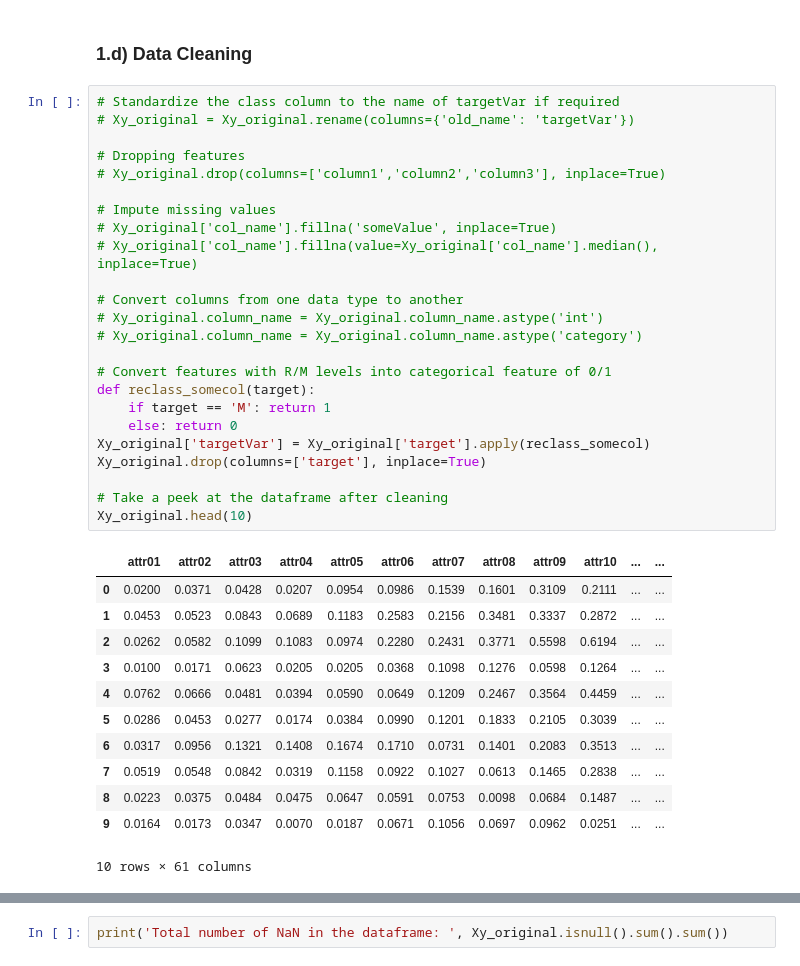
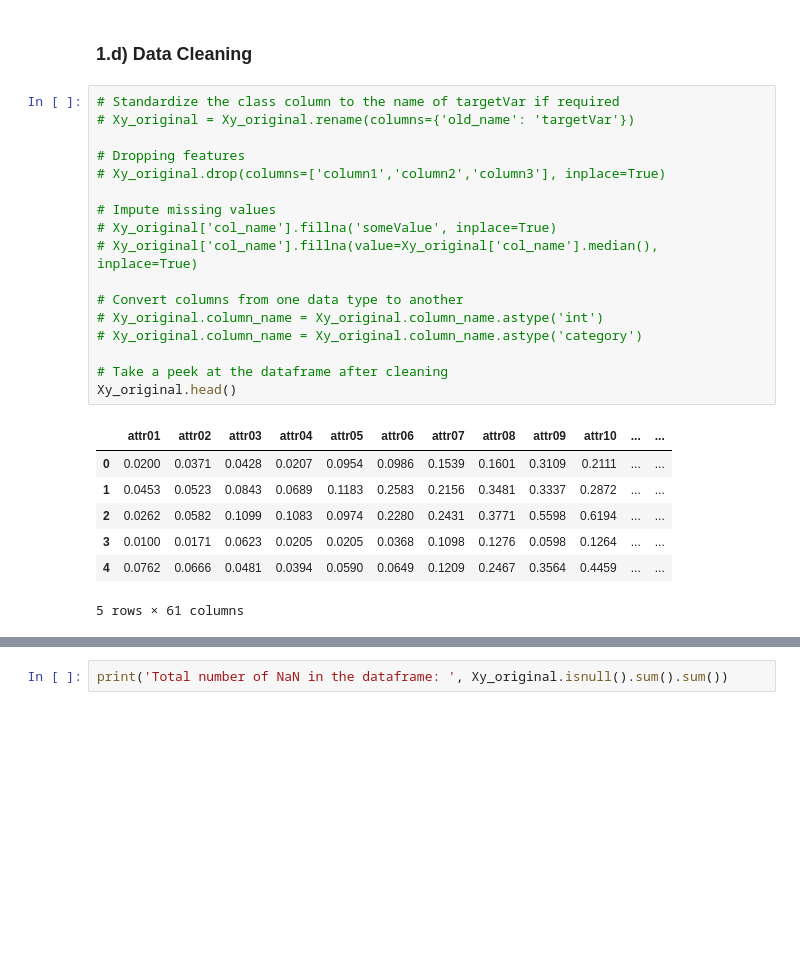
Before and after one commit to daines-analytics/tabular-data-projects, a Jupyter notebook: _py-project-templates/py_xgboost_binaryclass_tabular_data_example.ipynb, the cells around one changed output, grey strips where cells are left out. Drawn from its saved outputs; the diff is of its cells as text; blank space fills up the shorter version.

```diff
--- a/_py-project-templates/py_xgboost_binaryclass_tabular_data_example.ipynb
+++ b/_py-project-templates/py_xgboost_binaryclass_tabular_data_example.ipynb
@@ -238,40 +229,28 @@ Total number of NaN in the dataframe:  0
 # %%
 # Standardize the class column to the name of targetVar if required
 # Xy_original = Xy_original.rename(columns={'old_name': 'targetVar'})
 
 # Dropping features
 # Xy_original.drop(columns=['column1','column2','column3'], inplace=True)
 
 # Impute missing values
 # Xy_original['col_name'].fillna('someValue', inplace=True)
 # Xy_original['col_name'].fillna(value=Xy_original['col_name'].median(), inplace=True)
 
 # Convert columns from one data type to another
 # Xy_original.column_name = Xy_original.column_name.astype('int')
 # Xy_original.column_name = Xy_original.column_name.astype('category')
 
-# Convert features with R/M levels into categorical feature of 0/1
-def reclass_somecol(target):
-    if target == 'M': return 1
-    else: return 0
-Xy_original['targetVar'] = Xy_original['target'].apply(reclass_somecol)
-Xy_original.drop(columns=['target'], inplace=True)
-
 # Take a peek at the dataframe after cleaning
-Xy_original.head(10)
+Xy_original.head()
 # %% [output]
 |  | attr01 | attr02 | attr03 | attr04 | attr05 | attr06 | attr07 | attr08 | attr09 | attr10 | ... | ... |
 | 0 | 0.0200 | 0.0371 | 0.0428 | 0.0207 | 0.0954 | 0.0986 | 0.1539 | 0.1601 | 0.3109 | 0.2111 | ... | ... |
 | 1 | 0.0453 | 0.0523 | 0.0843 | 0.0689 | 0.1183 | 0.2583 | 0.2156 | 0.3481 | 0.3337 | 0.2872 | ... | ... |
 | 2 | 0.0262 | 0.0582 | 0.1099 | 0.1083 | 0.0974 | 0.2280 | 0.2431 | 0.3771 | 0.5598 | 0.6194 | ... | ... |
 | 3 | 0.0100 | 0.0171 | 0.0623 | 0.0205 | 0.0205 | 0.0368 | 0.1098 | 0.1276 | 0.0598 | 0.1264 | ... | ... |
 | 4 | 0.0762 | 0.0666 | 0.0481 | 0.0394 | 0.0590 | 0.0649 | 0.1209 | 0.2467 | 0.3564 | 0.4459 | ... | ... |
-| 5 | 0.0286 | 0.0453 | 0.0277 | 0.0174 | 0.0384 | 0.0990 | 0.1201 | 0.1833 | 0.2105 | 0.3039 | ... | ... |
-| 6 | 0.0317 | 0.0956 | 0.1321 | 0.1408 | 0.1674 | 0.1710 | 0.0731 | 0.1401 | 0.2083 | 0.3513 | ... | ... |
-| 7 | 0.0519 | 0.0548 | 0.0842 | 0.0319 | 0.1158 | 0.0922 | 0.1027 | 0.0613 | 0.1465 | 0.2838 | ... | ... |
-| 8 | 0.0223 | 0.0375 | 0.0484 | 0.0475 | 0.0647 | 0.0591 | 0.0753 | 0.0098 | 0.0684 | 0.1487 | ... | ... |
-| 9 | 0.0164 | 0.0173 | 0.0347 | 0.0070 | 0.0187 | 0.0671 | 0.1056 | 0.0697 | 0.0962 | 0.0251 | ... | ... |
-10 rows × 61 columns
+5 rows × 61 columns
 # %%
 Xy_original.info(verbose=True)
 # %% [output]
```
Also changed, not shown: parts of 66 cells of this notebook, 5 other files.
